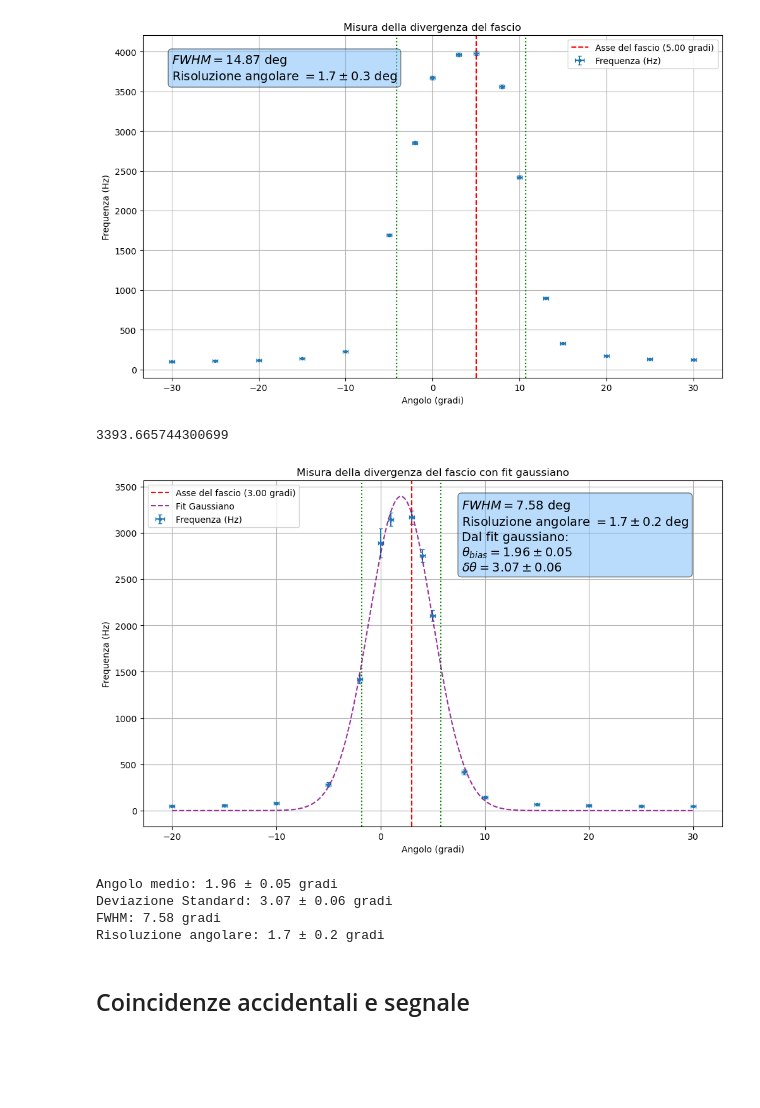
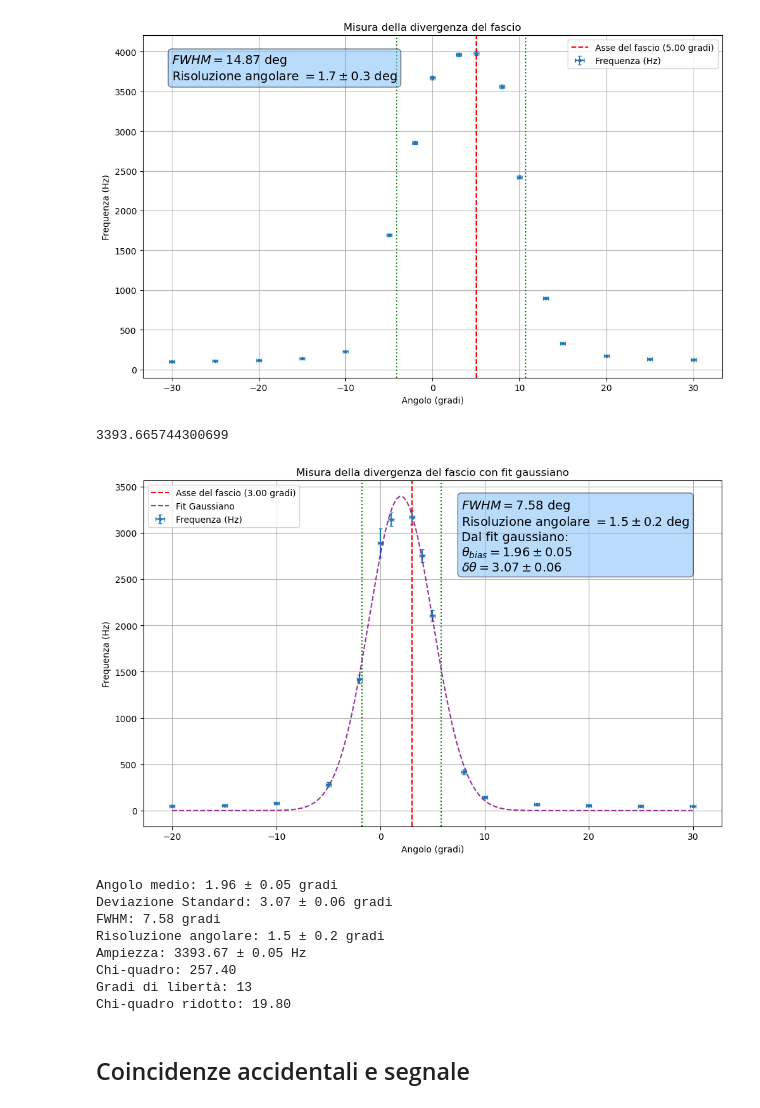
Before and after one commit to JuliaFavaro/Lab-Fund-Int, a Jupyter notebook: Compton/Calcoli_veloci.ipynb, the cells around one changed output. Drawn from its saved outputs; the diff is of its cells as text; code cells hidden in the pictures; blank space fills up the shorter version.

```diff
--- a/Compton/Calcoli_veloci.ipynb
+++ b/Compton/Calcoli_veloci.ipynb
@@ -253,7 +253,7 @@ risoluzione_radianti = 1.2 / 47
 err_diam = 0.2
 err_dist = 0.2
 error_rad = np.sqrt((err_diam / 47) ** 2 + (1.2 / (47 ** 2) * err_dist) ** 2)
-risoluzione_radianti = risoluzione_radianti * (180 / np.pi)
+risoluzione_gradi = risoluzione_radianti * (180 / np.pi)
 err_ris = error_rad * (180 / np.pi)
 
 # Fit gaussiano
@@ -288,38 +288,55 @@ textstr = '\n'.join((
     r'$FWHM=%.2f$ deg' % (fwhm, ),
     r'Risoluzione angolare $=%.1f \pm %.1f$ deg' % (risoluzione_gradi, err_ris),
     r"Dal fit gaussiano:",
     r'$\theta_{bias}=%.2f \pm %.2f$' % (mean, mean_error),
     r'$\delta\theta=%.2f \pm %.2f$' % (stddev, stddev_error)
     ))
 
 # Definizione delle proprietà della casella di testo
 properties = dict(boxstyle='round', facecolor='xkcd:sky blue', alpha=0.5)
 
 # Aggiungi la casella di testo al grafico
 ax.text(0.55, 0.95, textstr, transform=ax.transAxes, fontsize=14,
         verticalalignment='top', bbox=properties)
 
 # Display the plot
 plt.tight_layout()
 plt.xlabel('Angolo (gradi)')
 plt.ylabel('Frequenza (Hz)')
 plt.title('Misura della divergenza del fascio con fit gaussiano')
 plt.grid(True)
 plt.legend()
 plt.show()
 
 # Stampa dei risultati
 print(f"Angolo medio: {mean:.2f} ± {mean_error:.2f} gradi")
 print(f"Deviazione Standard: {stddev:.2f} ± {stddev_error:.2f} gradi")
 print(f"FWHM: {fwhm:.2f} gradi")
 print(f"Risoluzione angolare: {risoluzione_gradi:.1f} ± {err_ris:.1f} gradi")
+print(f"Ampiezza: {popt[0]:.2f} ± {np.sqrt(pcov[1, 1]):.2f} Hz")
+
+# Calcolo del chi-quadro
+residuals = frequencies - gaussian(angles, *popt)
+chi_squared = np.sum((residuals / errors) ** 2)
+
+# Gradi di libertà
+degrees_of_freedom = len(angles) - len(popt)
+
+# Stampa dei risultati
+print(f"Chi-quadro: {chi_squared:.2f}")
+print(f"Gradi di libertà: {degrees_of_freedom}")
+print(f"Chi-quadro ridotto: {chi_squared / degrees_of_freedom:.2f}")
 # %% [output]
 3393.665744300699
-[figure, old version]
+[figure, new version]
 Angolo medio: 1.96 ± 0.05 gradi
 Deviazione Standard: 3.07 ± 0.06 gradi
 FWHM: 7.58 gradi
-Risoluzione angolare: 1.7 ± 0.2 gradi
+Risoluzione angolare: 1.5 ± 0.2 gradi
+Ampiezza: 3393.67 ± 0.05 Hz
+Chi-quadro: 257.40
+Gradi di libertà: 13
+Chi-quadro ridotto: 19.80
 # %% [markdown]
 ## Coincidenze accidentali e segnale
 # %%
```
Also changed, not shown: parts of 6 cells of this notebook, 6 other files.
